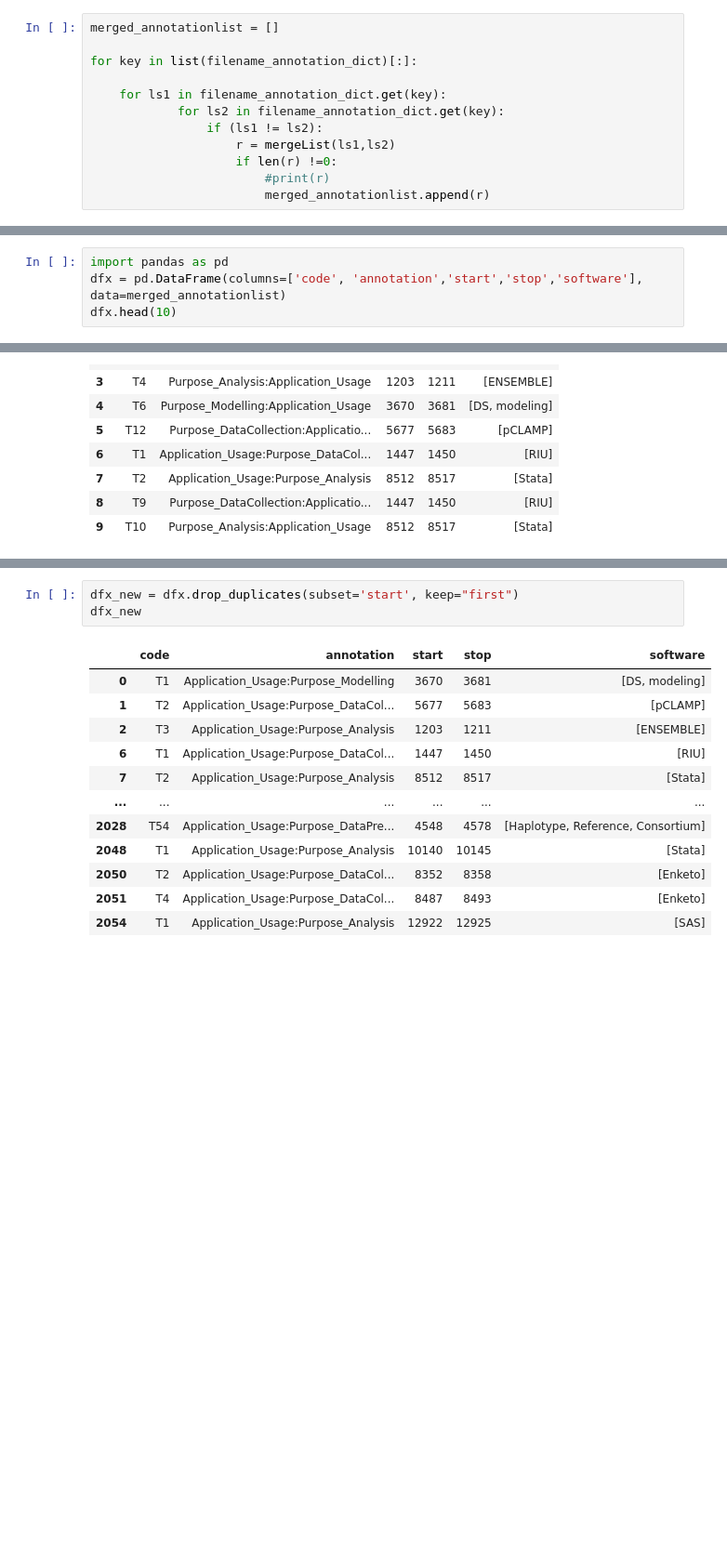
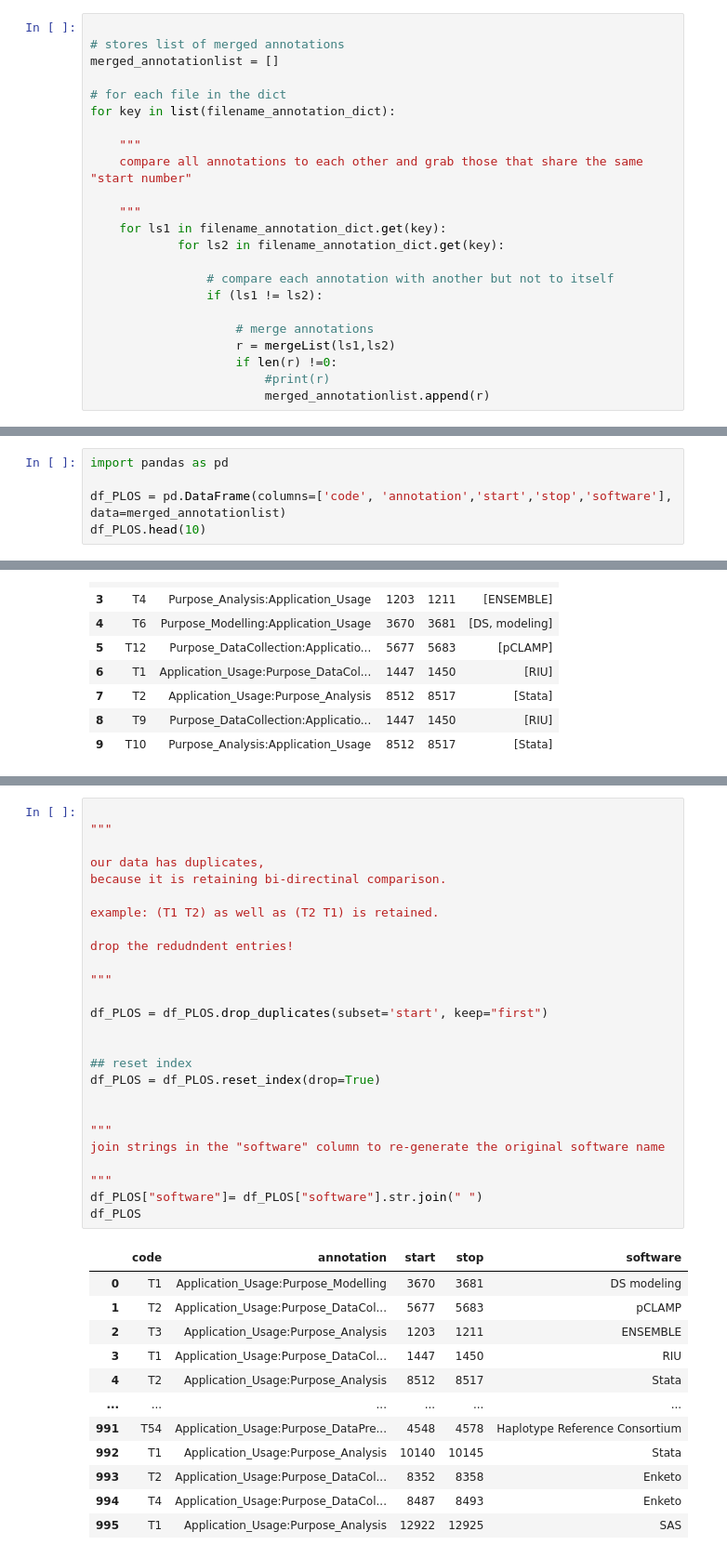
Before and after one commit to BeTKH/Automatic-classifcation-of-purpose-of-software-in-Scientific-articles, a Jupyter notebook: somecode/final Clean Data.ipynb, the cells around one changed output, grey strips where cells are left out. Shown at 93% size. Saved outputs shown, nothing was run; the diff lists cells and outputs as text; blank space fills up the shorter version.

Commit message:
data cleaninga code

```diff
--- a/somecode/final Clean Data.ipynb
+++ b/somecode/final Clean Data.ipynb
@@ -123,13 +182,24 @@ def mergeList(list_1, list_2):
             pass
     return result_list
 # %%
+
+# stores list of merged annotations
 merged_annotationlist = []
 
-for key in list(filename_annotation_dict)[:]:
+# for each file in the dict
+for key in list(filename_annotation_dict):
 
+    """
+    compare all annotations to each other and grab those that share the same "start number"
+
+    """
     for ls1 in filename_annotation_dict.get(key):
             for ls2 in filename_annotation_dict.get(key):
+
+                # compare each annotation with another but not to itself
                 if (ls1 != ls2):
+
+                    # merge annotations
                     r = mergeList(ls1,ls2)
                     if len(r) !=0:
                         #print(r)
@@ -165,7 +228,8 @@ merged annotation list overview:
 # %%
 import pandas as pd
-dfx = pd.DataFrame(columns=['code', 'annotation','start','stop','software'], data=merged_annotationlist)
-dfx.head(10)
+
+df_PLOS = pd.DataFrame(columns=['code', 'annotation','start','stop','software'], data=merged_annotationlist)
+df_PLOS.head(10)
 # %% [output]
 |  | code | annotation | start | stop | software |
 | 0 | T1 | Application_Usage:Purpose_Modelling | 3670 | 3681 | [DS, modeling] |
@@ -183,17 +245,40 @@ our data has redundencies, drop the redudndent entries!
 # %%
-dfx_new = dfx.drop_duplicates(subset='start', keep="first")
-dfx_new
+
+"""
+
+our data has duplicates,
+because it is retaining bi-directinal comparison.
+
+example: (T1 T2) as well as (T2 T1) is retained.
+
+drop the redudndent entries!
+
+"""
+
+df_PLOS = df_PLOS.drop_duplicates(subset='start', keep="first")
+
+
+## reset index
+df_PLOS = df_PLOS.reset_index(drop=True)
+
+
+"""
+join strings in the "software" column to re-generate the original software name
+
+"""
+df_PLOS["software"]= df_PLOS["software"].str.join(" ")
+df_PLOS
 # %% [output]
 |  | code | annotation | start | stop | software |
-| 0 | T1 | Application_Usage:Purpose_Modelling | 3670 | 3681 | [DS, modeling] |
-| 1 | T2 | Application_Usage:Purpose_DataCol... | 5677 | 5683 | [pCLAMP] |
-| 2 | T3 | Application_Usage:Purpose_Analysis | 1203 | 1211 | [ENSEMBLE] |
-| 6 | T1 | Application_Usage:Purpose_DataCol... | 1447 | 1450 | [RIU] |
-| 7 | T2 | Application_Usage:Purpose_Analysis | 8512 | 8517 | [Stata] |
+| 0 | T1 | Application_Usage:Purpose_Modelling | 3670 | 3681 | DS modeling |
+| 1 | T2 | Application_Usage:Purpose_DataCol... | 5677 | 5683 | pCLAMP |
+| 2 | T3 | Application_Usage:Purpose_Analysis | 1203 | 1211 | ENSEMBLE |
+| 3 | T1 | Application_Usage:Purpose_DataCol... | 1447 | 1450 | RIU |
+| 4 | T2 | Application_Usage:Purpose_Analysis | 8512 | 8517 | Stata |
 | ... | ... | ... | ... | ... | ... |
-| 2028 | T54 | Application_Usage:Purpose_DataPre... | 4548 | 4578 | [Haplotype, Reference, Consortium] |
-| 2048 | T1 | Application_Usage:Purpose_Analysis | 10140 | 10145 | [Stata] |
-| 2050 | T2 | Application_Usage:Purpose_DataCol... | 8352 | 8358 | [Enketo] |
-| 2051 | T4 | Application_Usage:Purpose_DataCol... | 8487 | 8493 | [Enketo] |
-| 2054 | T1 | Application_Usage:Purpose_Analysis | 12922 | 12925 | [SAS] |
+| 991 | T54 | Application_Usage:Purpose_DataPre... | 4548 | 4578 | Haplotype Reference Consortium |
+| 992 | T1 | Application_Usage:Purpose_Analysis | 10140 | 10145 | Stata |
+| 993 | T2 | Application_Usage:Purpose_DataCol... | 8352 | 8358 | Enketo |
+| 994 | T4 | Application_Usage:Purpose_DataCol... | 8487 | 8493 | Enketo |
+| 995 | T1 | Application_Usage:Purpose_Analysis | 12922 | 12925 | SAS |
 996 rows × 5 columns
```
Also changed, not shown: parts of 30 cells of this notebook.
